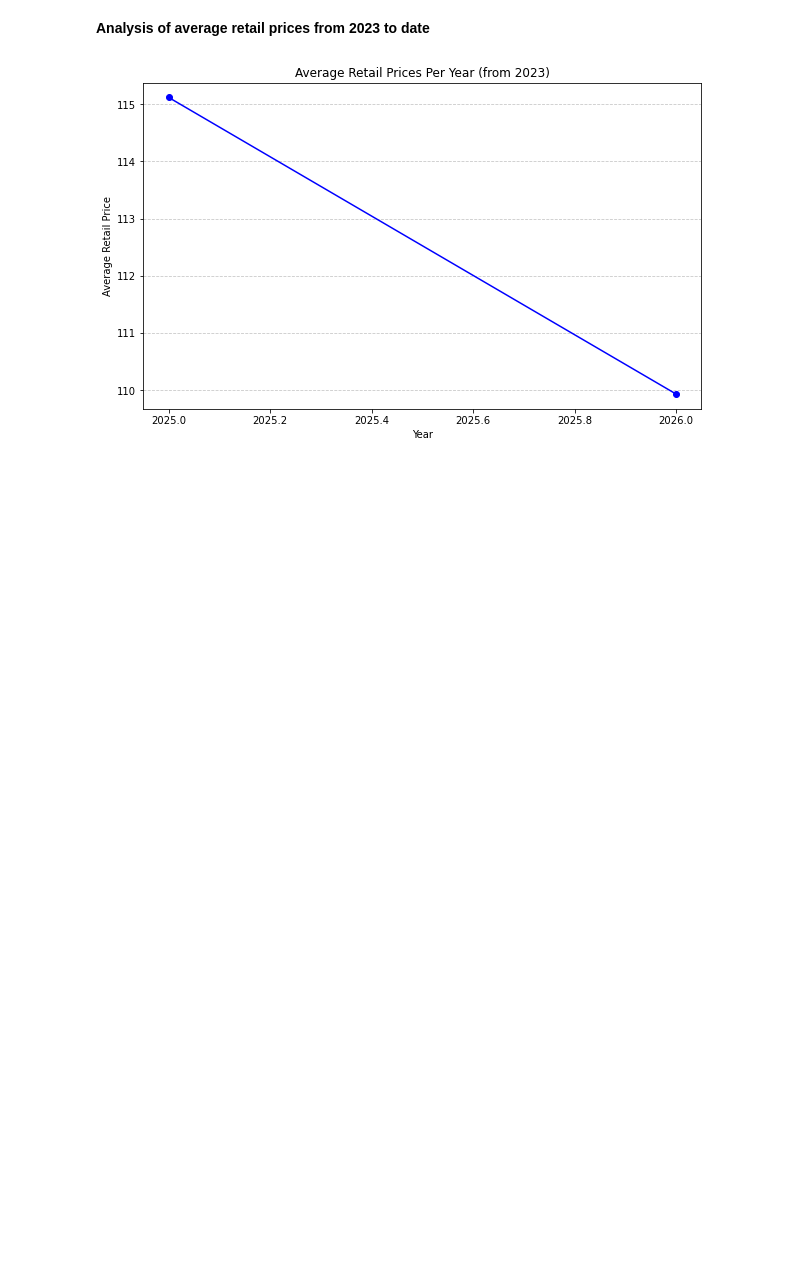
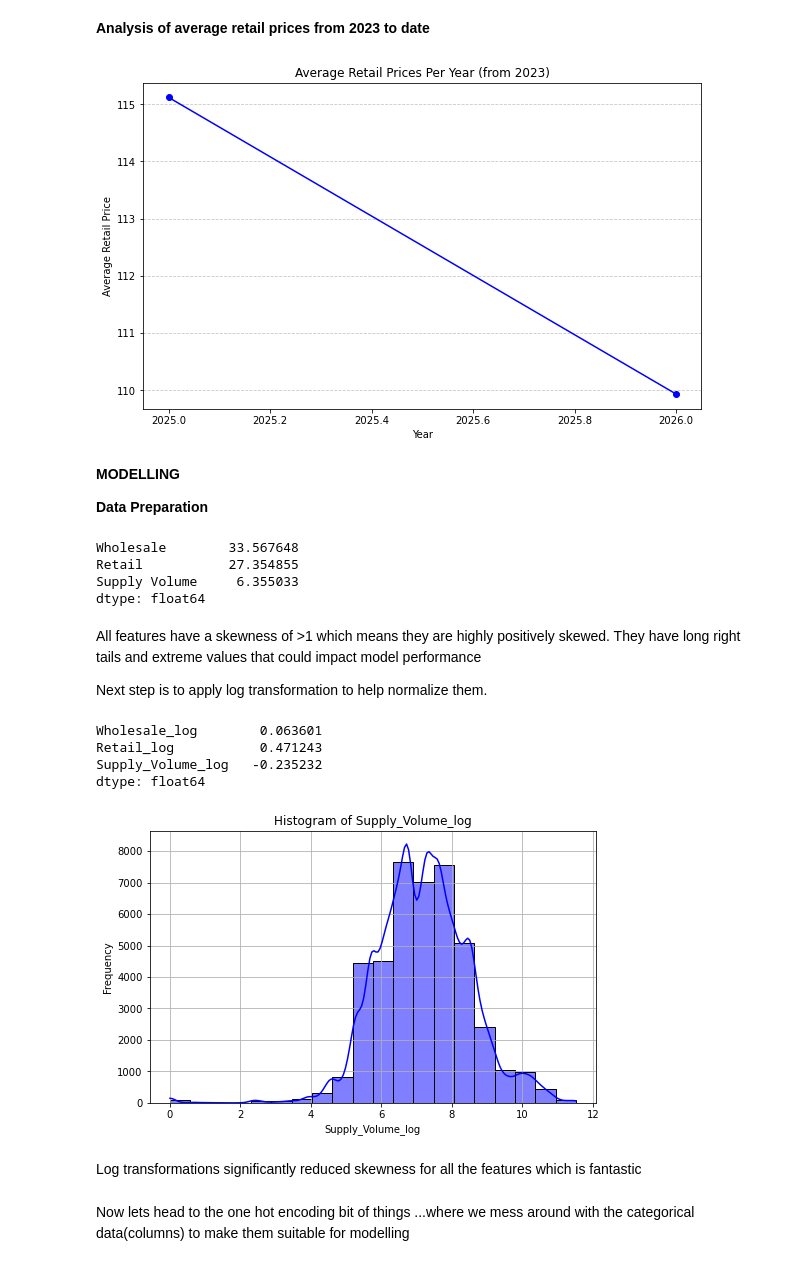
Before and after one commit to Victor-Mufasa/Agricultural-Commodity-Price-Forecasting, a Jupyter notebook: notebook/graham.ipynb, the cells around one changed output. Saved outputs shown, nothing was run; the diff lists cells and outputs as text; code cells hidden in the pictures; blank space fills up the shorter version.

```diff
--- a/notebook/graham.ipynb
+++ b/notebook/graham.ipynb
@@ -466,3 +466,54 @@ plt.grid(axis='y', linestyle='--', alpha=0.7)
 plt.show()
 # %% [output]
 [figure]
+# %% [markdown]
+**MODELLING**
+
+**Data Preparation**
+# %%
+from scipy.stats import skew
+
+numerical_cols = ["Wholesale","Retail" ,"Supply Volume"]
+
+skewness_values = combined_data[numerical_cols].skew()
+
+print(skewness_values)
+# %% [output]
+Wholesale        33.567648
+Retail           27.354855
+Supply Volume     6.355033
+dtype: float64
+# %% [markdown]
+All features have a skewness of >1 which means they are highly positively skewed. They have long right tails and extreme values that could impact model performance
+
+Next step is to apply log transformation to help normalize them.
+# %%
+import numpy as np
+
+# Apply log transformation
+combined_data["Wholesale_log"] = np.log1p(combined_data["Wholesale"]) # (log1p = log(1 + x) to handle zeros safely)
+combined_data["Retail_log"] = np.log1p(combined_data["Retail"])
+combined_data["Supply_Volume_log"] = np.log1p(combined_data["Supply Volume"])
+# %%
+# Select relevant numerical columns
+log_numerical_cols = ["Wholesale_log", "Retail_log", "Supply_Volume_log"]
+
+# Compute skewness
+log_skewness_values = combined_data[log_numerical_cols].skew()
+
+# Display skewness
+print(log_skewness_values)
+# %% [output]
+Wholesale_log        0.063601
+Retail_log           0.471243
+Supply_Volume_log   -0.235232
+dtype: float64
+# %%
+#Distribution of Supply Volume Log to check if its normalised
+plot_histogram(combined_data,'Supply_Volume_log')
+# %% [output]
+[figure, added]
+# %% [markdown]
+Log transformations significantly reduced skewness for all the features which is fantastic
+# %% [markdown]
+Now lets head to the one hot encoding bit of things ...where we mess around with the categorical data(columns) to make them suitable for modelling
```
Also changed, not shown: parts of 2 cells of this notebook.
